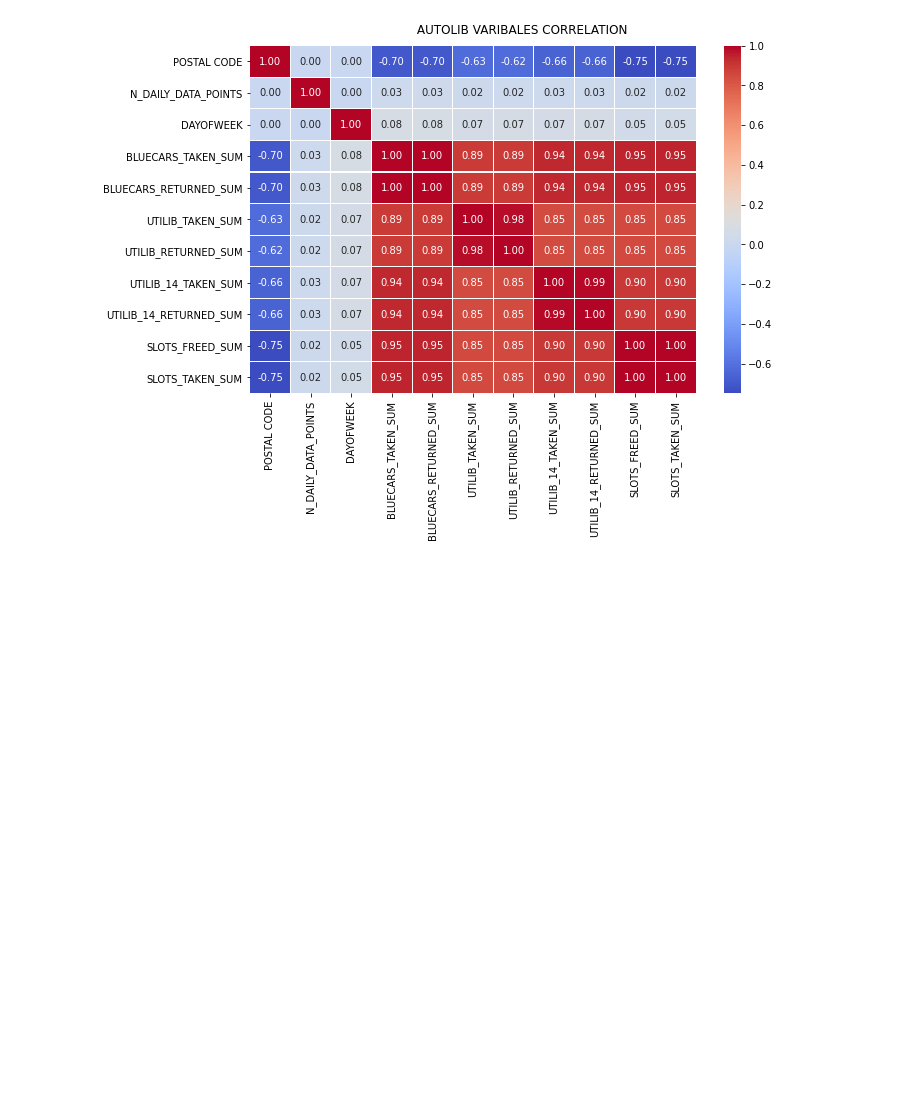
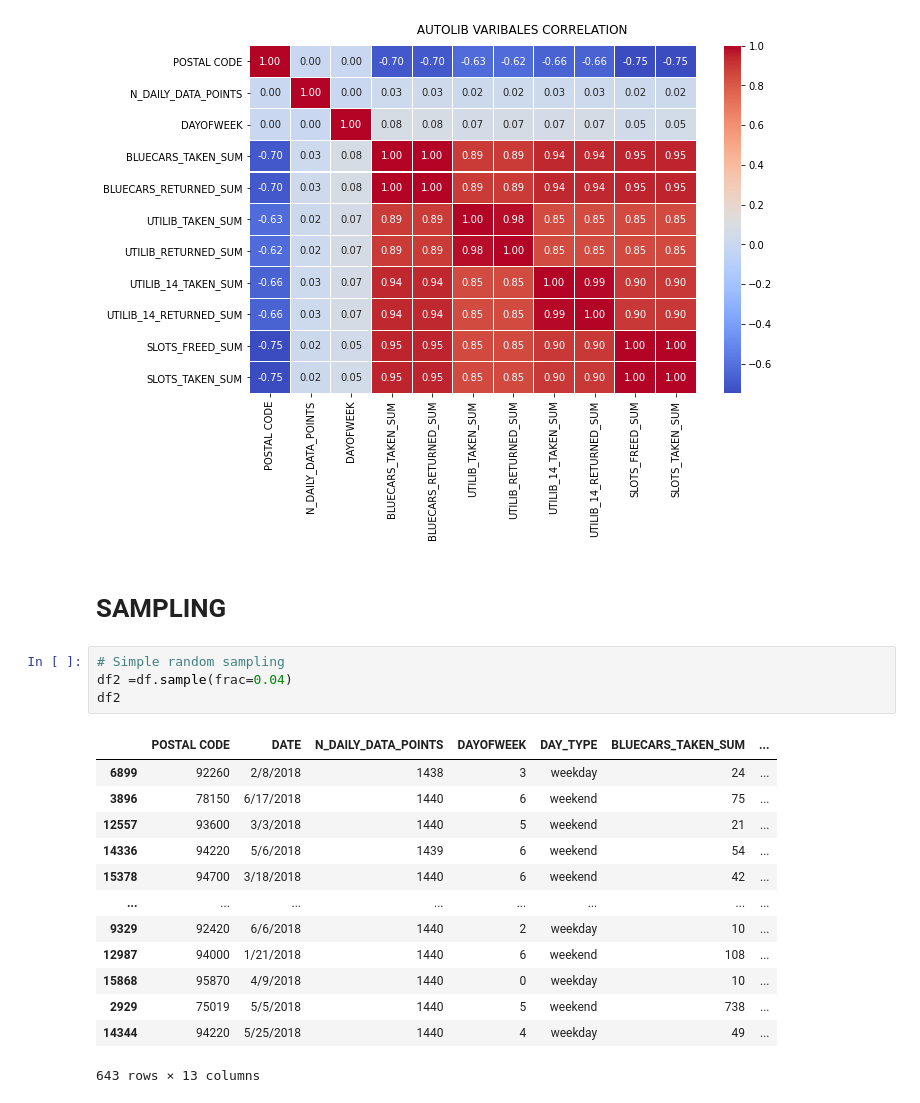
Before and after one commit to Kevinsamuelgitau/W9-IP, a Jupyter notebook: SAMUEL_GITAU_IP_CORE_W4.ipynb, the cells around one changed output. Cells and saved outputs as stored; diff of their text form; blank space fills up the shorter version.

```diff
--- a/SAMUEL_GITAU_IP_CORE_W4.ipynb
+++ b/SAMUEL_GITAU_IP_CORE_W4.ipynb
@@ -368,3 +370,23 @@ f.subplots_adjust(top =0.93)
 t = f.suptitle(' AUTOLIB VARIBALES CORRELATION')
 # %% [output]
 [figure]
+# %% [markdown]
+# SAMPLING
+# %%
+# Simple random sampling
+df2 =df.sample(frac=0.04)
+df2
+# %% [output]
+|  | POSTAL CODE | DATE | N_DAILY_DATA_POINTS | DAYOFWEEK | DAY_TYPE | BLUECARS_TAKEN_SUM | ... |
+| 6899 | 92260 | 2/8/2018 | 1438 | 3 | weekday | 24 | ... |
+| 3896 | 78150 | 6/17/2018 | 1440 | 6 | weekend | 75 | ... |
+| 12557 | 93600 | 3/3/2018 | 1440 | 5 | weekend | 21 | ... |
+| 14336 | 94220 | 5/6/2018 | 1439 | 6 | weekend | 54 | ... |
+| 15378 | 94700 | 3/18/2018 | 1440 | 6 | weekend | 42 | ... |
+| ... | ... | ... | ... | ... | ... | ... | ... |
+| 9329 | 92420 | 6/6/2018 | 1440 | 2 | weekday | 10 | ... |
+| 12987 | 94000 | 1/21/2018 | 1440 | 6 | weekend | 108 | ... |
+| 15868 | 95870 | 4/9/2018 | 1440 | 0 | weekday | 10 | ... |
+| 2929 | 75019 | 5/5/2018 | 1440 | 5 | weekend | 738 | ... |
+| 14344 | 94220 | 5/25/2018 | 1440 | 4 | weekday | 49 | ... |
+643 rows × 13 columns
```
Also changed, not shown: parts of 4 cells of this notebook.
